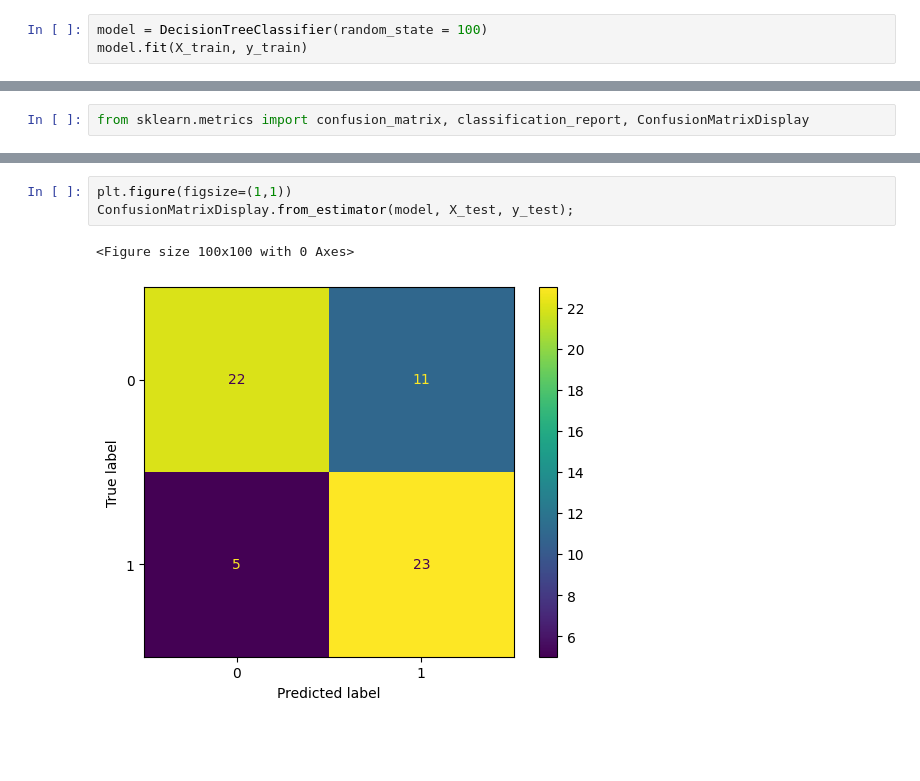
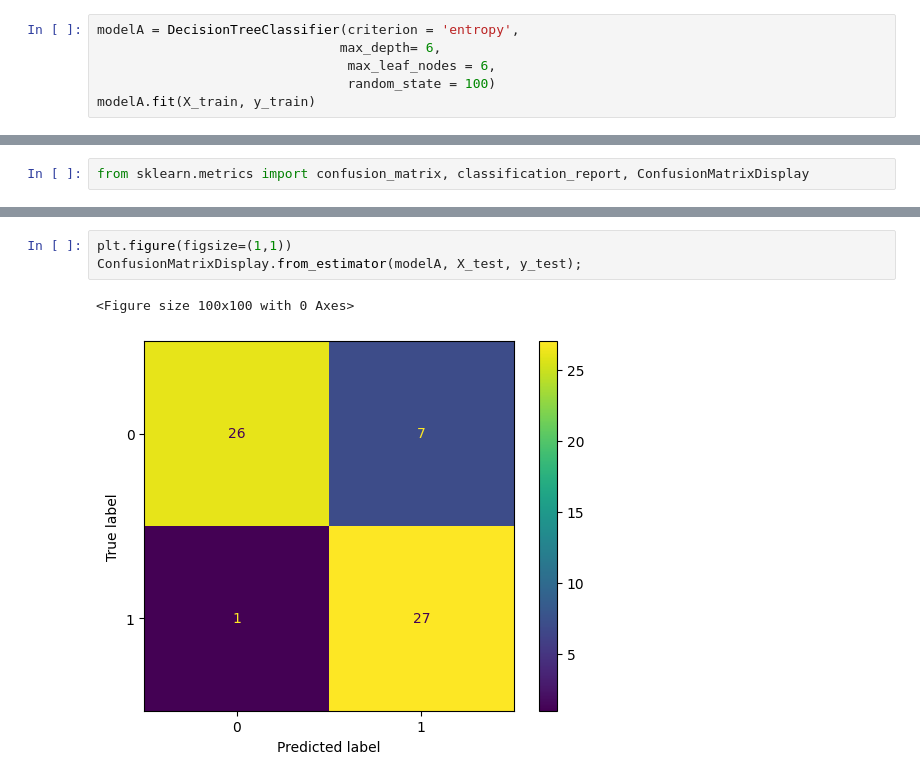
Before and after one commit to jflorescuba/Machine_learning, a Jupyter notebook: Arbres/Proj_Heart_Attack/HAttack.ipynb, the cells around one changed output, grey strips where cells are left out. Cells and saved outputs as stored; diff of their text form; blank space fills up the shorter version.

```diff
--- a/Arbres/Proj_Heart_Attack/HAttack.ipynb
+++ b/Arbres/Proj_Heart_Attack/HAttack.ipynb
@@ -210,6 +210,9 @@ for element in h:
 # %%
 from sklearn.tree import DecisionTreeClassifier
 # %%
-model = DecisionTreeClassifier(random_state = 100)
-model.fit(X_train, y_train)
+modelA = DecisionTreeClassifier(criterion = 'entropy',
+                               max_depth= 6,
+                                max_leaf_nodes = 6,
+                                random_state = 100)
+modelA.fit(X_train, y_train)
 # %% [output]
@@ -233,9 +237,9 @@ array([[22, 11],
 # %%
 plt.figure(figsize=(1,1))
-ConfusionMatrixDisplay.from_estimator(model, X_test, y_test);
+ConfusionMatrixDisplay.from_estimator(modelA, X_test, y_test);
 # %% [output]
 <Figure size 100x100 with 0 Axes>
-[figure, old version]
+[figure, new version]
 # %%
 print(classification_report(y_test, base_pred))
 # %% [output]
```
Also changed, not shown: parts of 22 cells of this notebook.
